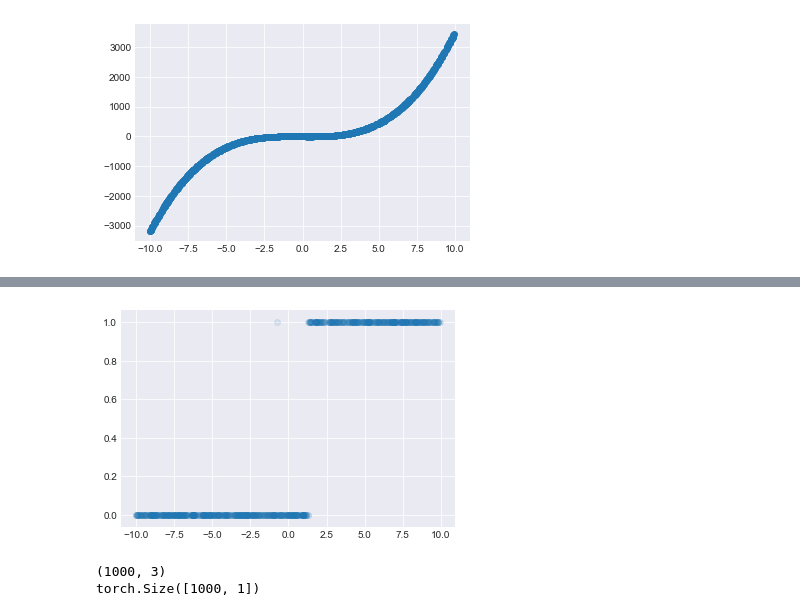
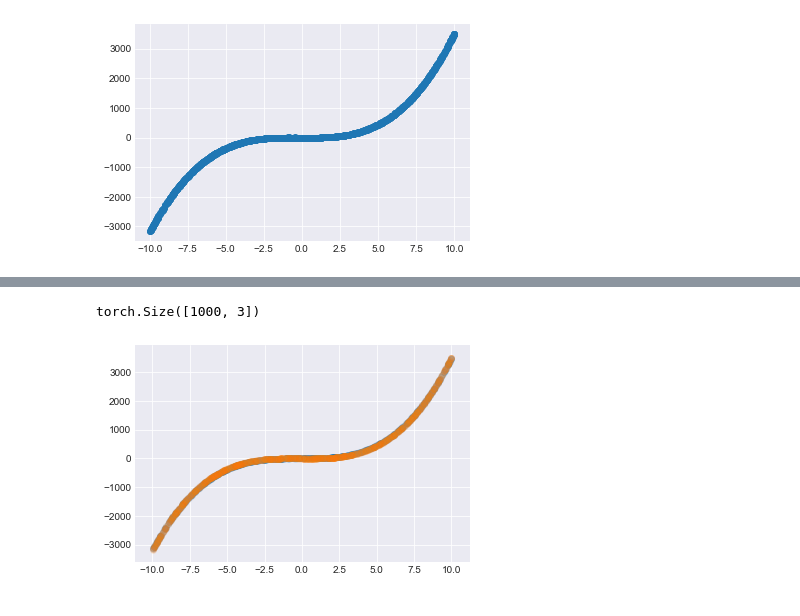
Before and after one commit to nextBillyonair/DPM, a Jupyter notebook: Notebooks/Models/LinearRegression.ipynb, the cells around one changed output, grey strips where cells are left out. Saved outputs shown, nothing was run; the diff lists cells and outputs as text; code cells hidden in the pictures.

Commit message:
Split LR from Logistic in notebooks, test model forward

```diff
--- a/Notebooks/Models/LinearRegression.ipynb
+++ b/Notebooks/Models/LinearRegression.ipynb
@@ -77,17 +79,9 @@ tensor(103.6005)
-# %%
-y = torch.sigmoid(torch.tensor(y))
-# %%
-y = y.round().float()
 # %%
-# plt.scatter(x[:, 2], model.sample(torch.Tensor(x)).detach(), alpha=0.1)
+model = L1Regression(input_dim=3)
+model.fit(x, y)
+plt.scatter(x[:, 2], model.predict(x).detach().numpy(), alpha=0.1)
 plt.scatter(x[:, 2], y, alpha=0.1)
 plt.show()
 # %% [output]
+torch.Size([1000, 3])
-[figure, old version]
+[figure, new version]
-# %%
-model = LogisticRegression(input_dim=3)
-print(x.shape)
-print(y.shape)
-# %% [output]
-(1000, 3)
-torch.Size([1000, 1])
```
Also changed, not shown: parts of 46 cells of this notebook, 2 other files.
